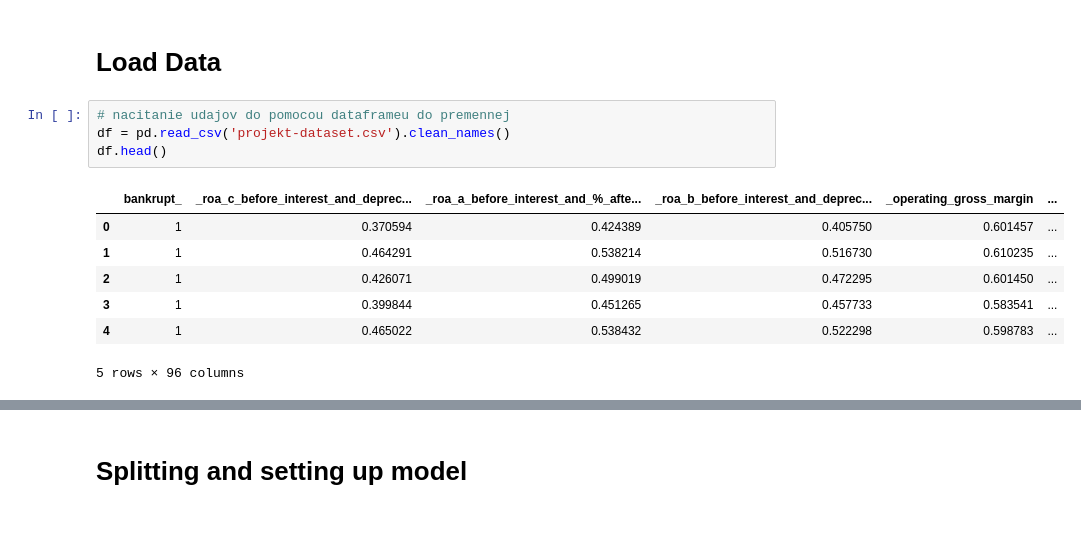
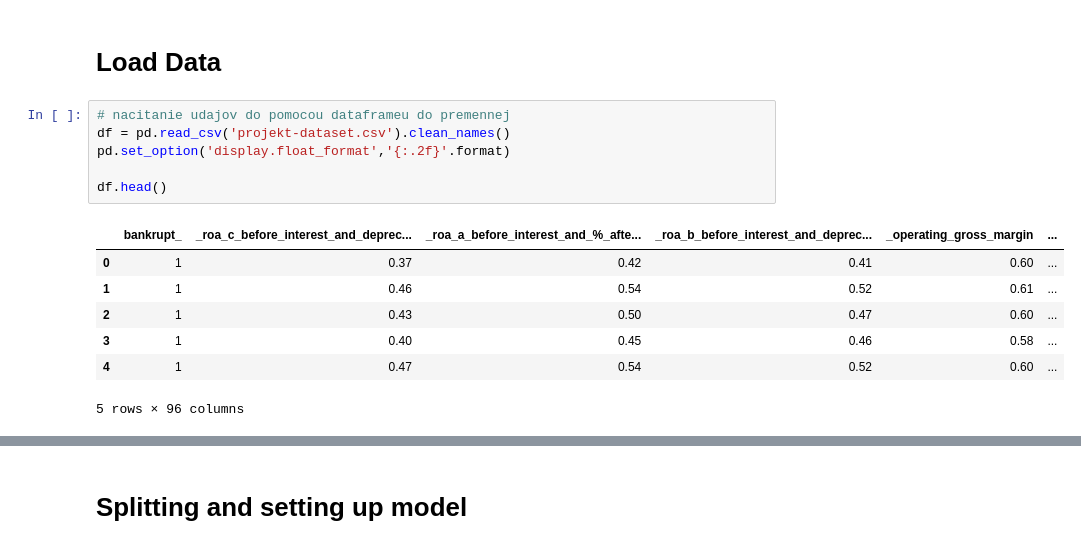
Before and after one commit to Jrajtar/Rajtar_NS2021, a Jupyter notebook: Predikcia_bankrotu.ipynb, the cells around one changed output, grey strips where cells are left out. Drawn from its saved outputs; the diff is of its cells as text.

```diff
--- a/Predikcia_bankrotu.ipynb
+++ b/Predikcia_bankrotu.ipynb
@@ -27,14 +36,16 @@ Requirement already satisfied: python-dateutil>=2.7.3 in c:\users\jrajt\anaconda
 # %%
 # nacitanie udajov do pomocou dataframeu do premennej
 df = pd.read_csv('projekt-dataset.csv').clean_names()
+pd.set_option('display.float_format','{:.2f}'.format)
+
 df.head()
 # %% [output]
 |  | bankrupt_ | _roa_c_before_interest_and_deprec... | _roa_a_before_interest_and_%_afte... | _roa_b_before_interest_and_deprec... | _operating_gross_margin | ... |
-| 0 | 1 | 0.370594 | 0.424389 | 0.405750 | 0.601457 | ... |
-| 1 | 1 | 0.464291 | 0.538214 | 0.516730 | 0.610235 | ... |
-| 2 | 1 | 0.426071 | 0.499019 | 0.472295 | 0.601450 | ... |
-| 3 | 1 | 0.399844 | 0.451265 | 0.457733 | 0.583541 | ... |
-| 4 | 1 | 0.465022 | 0.538432 | 0.522298 | 0.598783 | ... |
+| 0 | 1 | 0.37 | 0.42 | 0.41 | 0.60 | ... |
+| 1 | 1 | 0.46 | 0.54 | 0.52 | 0.61 | ... |
+| 2 | 1 | 0.43 | 0.50 | 0.47 | 0.60 | ... |
+| 3 | 1 | 0.40 | 0.45 | 0.46 | 0.58 | ... |
+| 4 | 1 | 0.47 | 0.54 | 0.52 | 0.60 | ... |
 5 rows × 96 columns
 # %%
 # nacitanie udajov z dataframu do premennych
```
Also changed, not shown: parts of 15 cells of this notebook.
